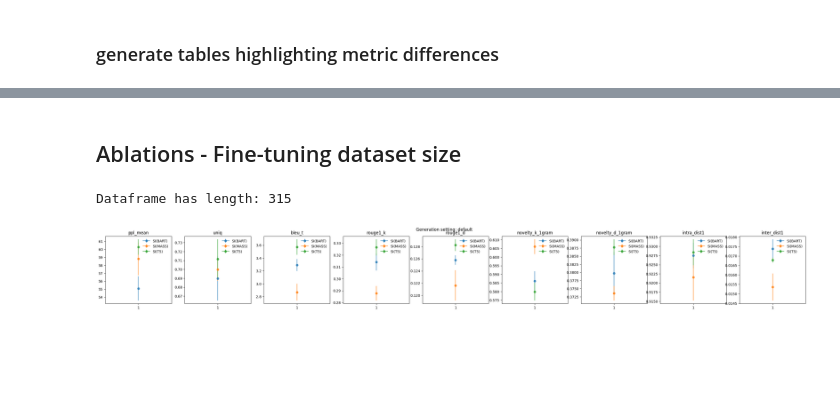
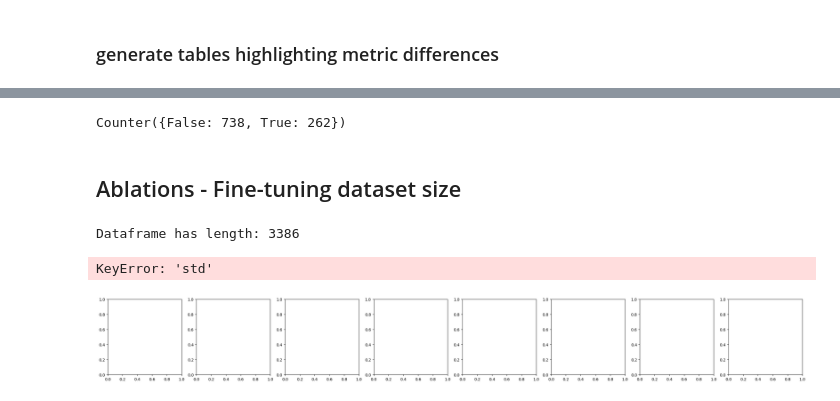
Before and after one commit to ZurichNLP/understanding-ctx-aug, a Jupyter notebook: summarize_results.ipynb, the cells around one changed output, grey strips where cells are left out. Saved outputs shown, nothing was run; the diff lists cells and outputs as text; code cells hidden in the pictures; blank space fills up the shorter version.

```diff
--- a/summarize_results.ipynb
+++ b/summarize_results.ipynb
@@ -258 +271,7 @@ Dataframe columns: Index(['model_name_or_path', 'checkpoint_dir', 'test_file', '
       dtype='object')
+# %%
+# SI+PS is not available for all exp seeds, so drop it.
+df = df.drop('SI+PS', level=1, axis=0)
+# df = df.iloc[df.index.get_level_values('ft_data_size') == 1.0] # select only those entries which use 100% fine-tuning data
+# df = df[df.index.get_level_values('chkpt') == 'best']# select only those entries which use the best model (not checkpoints)
+get_detailed_info_on_complex_dataframe(df)
@@ -425,18 +463,0 @@ dfs.head()
-# %%
-agg_ops = {
-    'rouge1_t': np.mean,
-    'rougeL_t': np.mean,
-    'rouge1_k': np.mean,
-    'rougeL_k': np.mean,
-    'rouge1_d': np.mean,
-    'rougeL_d': np.mean,
-    'rouge1_s': np.mean,
-    'rougeL_s': np.mean,
-
-}
-
-print(f'Dataframe has length: {len(df)}')
-dfs = df.iloc[df.index.get_level_values('ft_data_size') == 1.0] # select only those entries which use 100% fine-tuning data
-print(f'Dataframe has length: {len(dfs)}')
-dfa = aggregate_values_for_target_metric(dfs, agg_ops=agg_ops)
-dfa
@@ -491,0 +481,9 @@ dfp
+# %%
+dfa = aggregate_values_for_target_metric(df, agg_ops={'qc_sent_level': np.mean})
+dfa = reshape(dfa, subset=[
+    'SI(BART5:25)', 'SI(BART5:50)', 'SI(BART5:75)',
+    ]
+)
+# dfa = make_diff_df(dfa, ignore=None)
+dfa = make_diff_df(dfa, ignore=['xa_dialog', 'xa_dialog+qu_ctxt_aug5', 'xa_knowledge+qu_ctxt_aug5', 'xa_knowledge'])
+dfa
@@ -491,0 +703,3 @@ dfp
+# %%
+df = get_all_results([23, 42, 1984], results_dir='results_topchat_kgd_valid_freq', build_dataframe=True)
+get_detailed_info_on_complex_dataframe(df)
@@ -492,3 +867,15 @@ dfp
+# %%
+def coin_flip(prob_heads=0.5):
+    """
+    Returns True with probability prob_heads, False with probability 1-prob_heads.
+    """
+    turn = np.random.uniform(0,1)
+    return True if turn <= prob_heads else False
+
+results = Counter((coin_flip(0.25) for _ in range(1000)))
+print(results)
+# %% [output]
+Counter({False: 738, True: 262})
 # %% [markdown]
 ## Ablations - Fine-tuning dataset size
 # %%
@@ -567,8 +954,8 @@ print(f'Dataframe has length: {len(df)}')
 plot_data_size_ablation(
     df,
     agg_ops={
-        'ppl_mean': [np.mean, np.std],
-        'uniq': [np.mean, np.std],
+        # 'ppl_mean': [np.mean, np.std],
+        # 'uniq': [np.mean, np.std],
         'bleu_t': [np.mean, np.std],
         'rouge1_k': [np.mean, np.std],
         'rouge1_d': [np.mean, np.std],
@@ -576,6 +963,7 @@ plot_data_size_ablation(
         'novelty_d_1gram': [np.mean, np.std],
         'intra_dist1': [np.mean, np.std],
         'inter_dist1': [np.mean, np.std],
+        'qc_turn_level': [np.mean, np.std],
         },
     gen_settings_subset=['default'],
     models_subset=['SI(T5)','SI(MASS)','SI(BART)']
@@ -622,32 +1010,33 @@ plot_data_size_ablation(
 #         'uniq': [np.mean, np.std],
 #         'bleu_t': [np.mean, np.std],
 #         'rouge1_k': [np.mean, np.std],
 #         'rouge1_d': [np.mean, np.std],
 #         'novelty_k_1gram': [np.mean, np.std],
 #         'novelty_d_1gram': [np.mean, np.std],
 #         'intra_dist1': [np.mean, np.std],
 #         'inter_dist1': [np.mean, np.std],
 #         },
 #     gen_settings_subset=['xa_dialog+qu_ctxt_aug5'],
 #     models_subset=['SI(T5)','SI(MASS)','SI(BART)']
 # )
 
 # plot_data_size_ablation(
 #     df,
 #     agg_ops={
 #         'ppl_mean': [np.mean, np.std],
 #         'uniq': [np.mean, np.std],
 #         'bleu_t': [np.mean, np.std],
 #         'rouge1_k': [np.mean, np.std],
 #         'rouge1_d': [np.mean, np.std],
 #         'novelty_k_1gram': [np.mean, np.std],
 #         'novelty_d_1gram': [np.mean, np.std],
 #         'intra_dist1': [np.mean, np.std],
 #         'inter_dist1': [np.mean, np.std],
 #         },
 #     gen_settings_subset=['xa_knowledge+qu_ctxt_aug5'],
 #     models_subset=['SI(T5)','SI(MASS)','SI(BART)']
 # )
 # %% [output]
-Dataframe has length: 315
+Dataframe has length: 3386
+KeyError: 'std'
-[figure, old version]
+[figure, new version]
```
Also changed, not shown: parts of 27 cells of this notebook, 17 other files.
